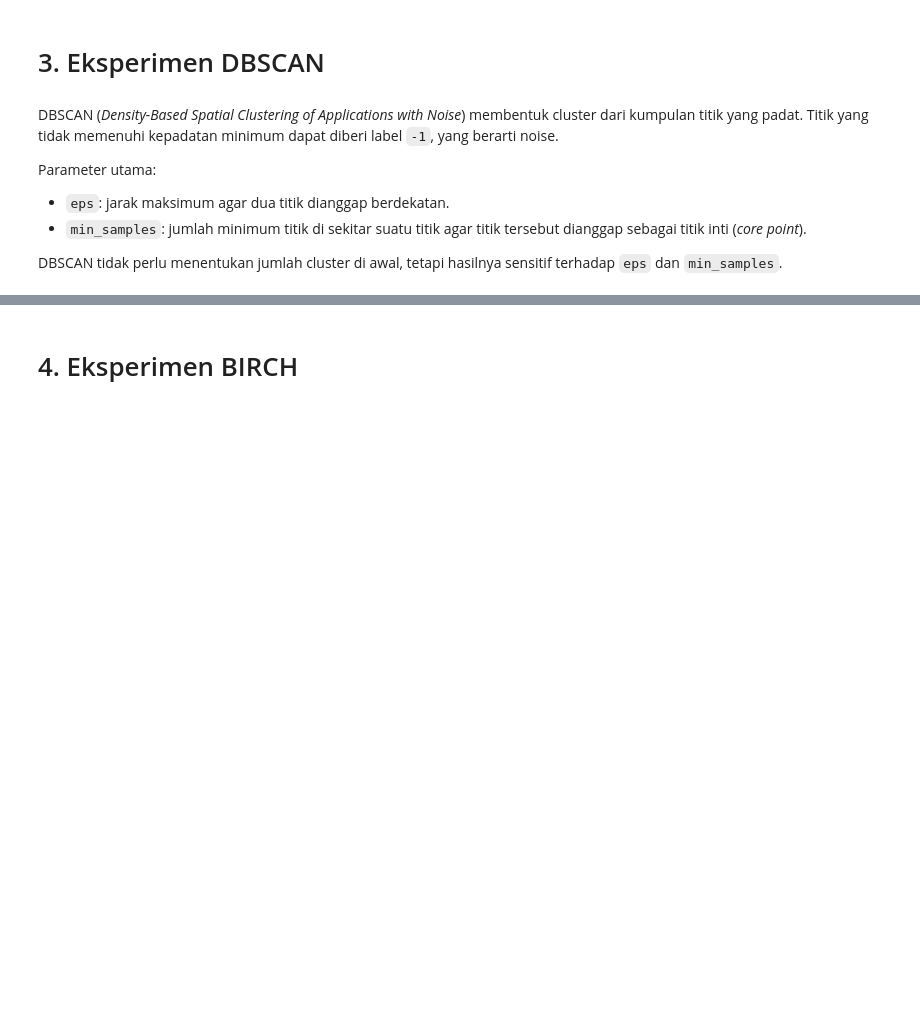
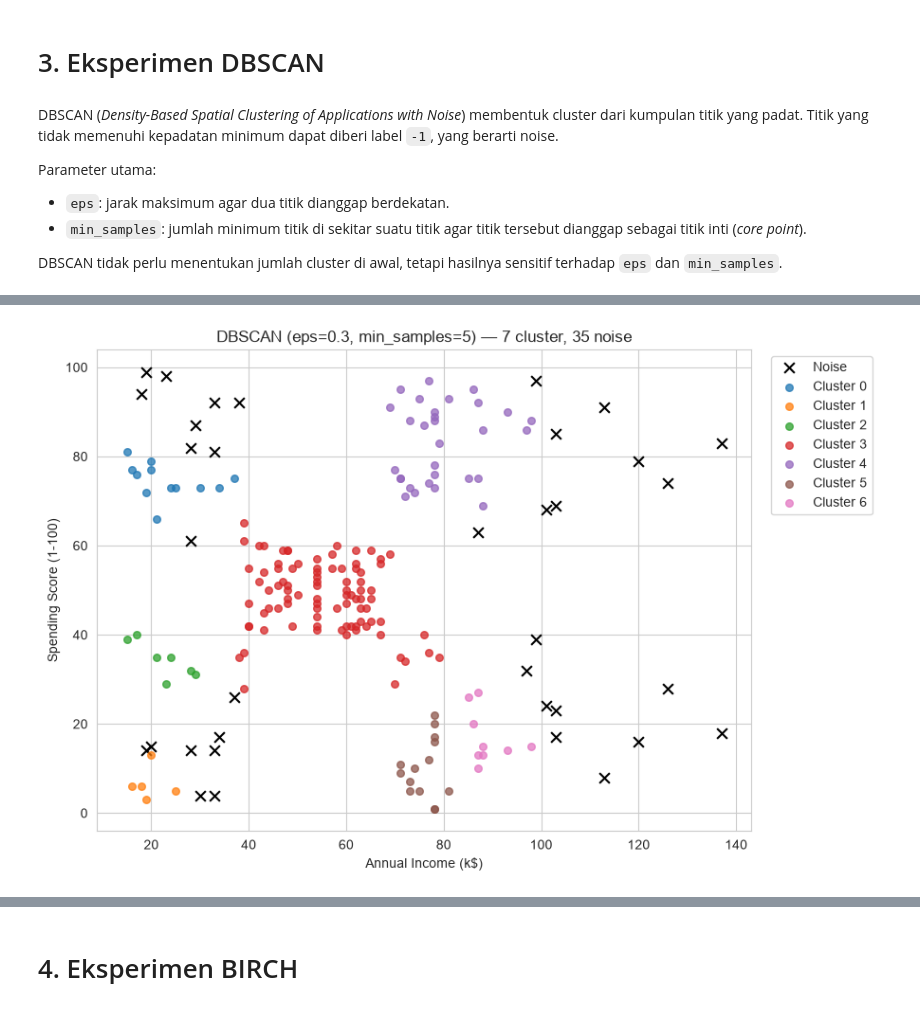
Before and after one commit to Bima-031/Modul-ML-Praktikum, a Jupyter notebook: 6. DBSCAN, BIRCH, EM/DBSCAN_BIRCH_EM_5054251031.ipynb, the cells around one changed output, grey strips where cells are left out. Cells and saved outputs as stored; diff of their text form; code cells hidden in the pictures; blank space fills up the shorter version.

```diff
--- a/6. DBSCAN, BIRCH, EM/DBSCAN_BIRCH_EM_5054251031.ipynb
+++ b/6. DBSCAN, BIRCH, EM/DBSCAN_BIRCH_EM_5054251031.ipynb
@@ -104,8 +176,6 @@ Parameter utama:
 
 DBSCAN tidak perlu menentukan jumlah cluster di awal, tetapi hasilnya sensitif terhadap `eps` dan `min_samples`.
 # %%
-# Jalankan DBSCAN pada X_scaled.
-# Mulai dengan eps dan min_samples yang masuk akal, misalnya eps=0.3 dan min_samples=5.
-# Simpan label hasil clustering sebagai labels_dbscan.
-# Catatan: nilai eps perlu dicoba dan dievaluasi, bukan dianggap pasti paling baik.
+dbscan = DBSCAN(eps=0.3, min_samples=5)
+labels_dbscan = dbscan.fit_predict(X_scaled)
 # %%
@@ -115,6 +201,19 @@ DBSCAN tidak perlu menentukan jumlah cluster di awal, tetapi hasilnya sensitif t
 # %%
-# Buat scatter plot hasil DBSCAN berdasarkan labels_dbscan.
-# Gunakan X_scaled atau X untuk koordinat plot; untuk interpretasi, X (fitur asli)
-# biasanya lebih mudah dipahami.
-# Beri judul dan label sumbu yang jelas, serta pastikan noise dapat dibedakan.
+plt.figure(figsize=(9, 6))
+for label in sorted(set(labels_dbscan)):
+    mask = labels_dbscan == label
+    if label == -1:
+        plt.scatter(X.iloc[mask, 0], X.iloc[mask, 1],
+                    c="black", marker="x", s=60, label="Noise")
+    else:
+        plt.scatter(X.iloc[mask, 0], X.iloc[mask, 1],
+                    s=30, alpha=0.75, label=f"Cluster {label}")
+plt.xlabel("Annual Income (k$)")
+plt.ylabel("Spending Score (1-100)")
+plt.title(f"DBSCAN (eps=0.3, min_samples=5) — "
+        f"{n_clusters_db} cluster, {n_noise_db} noise")
+plt.legend(bbox_to_anchor=(1.02, 1), loc="upper left")
+plt.tight_layout(); plt.show()
+# %% [output]
+[figure, added]
 # %%
```
Also changed, not shown: parts of 30 cells of this notebook.
